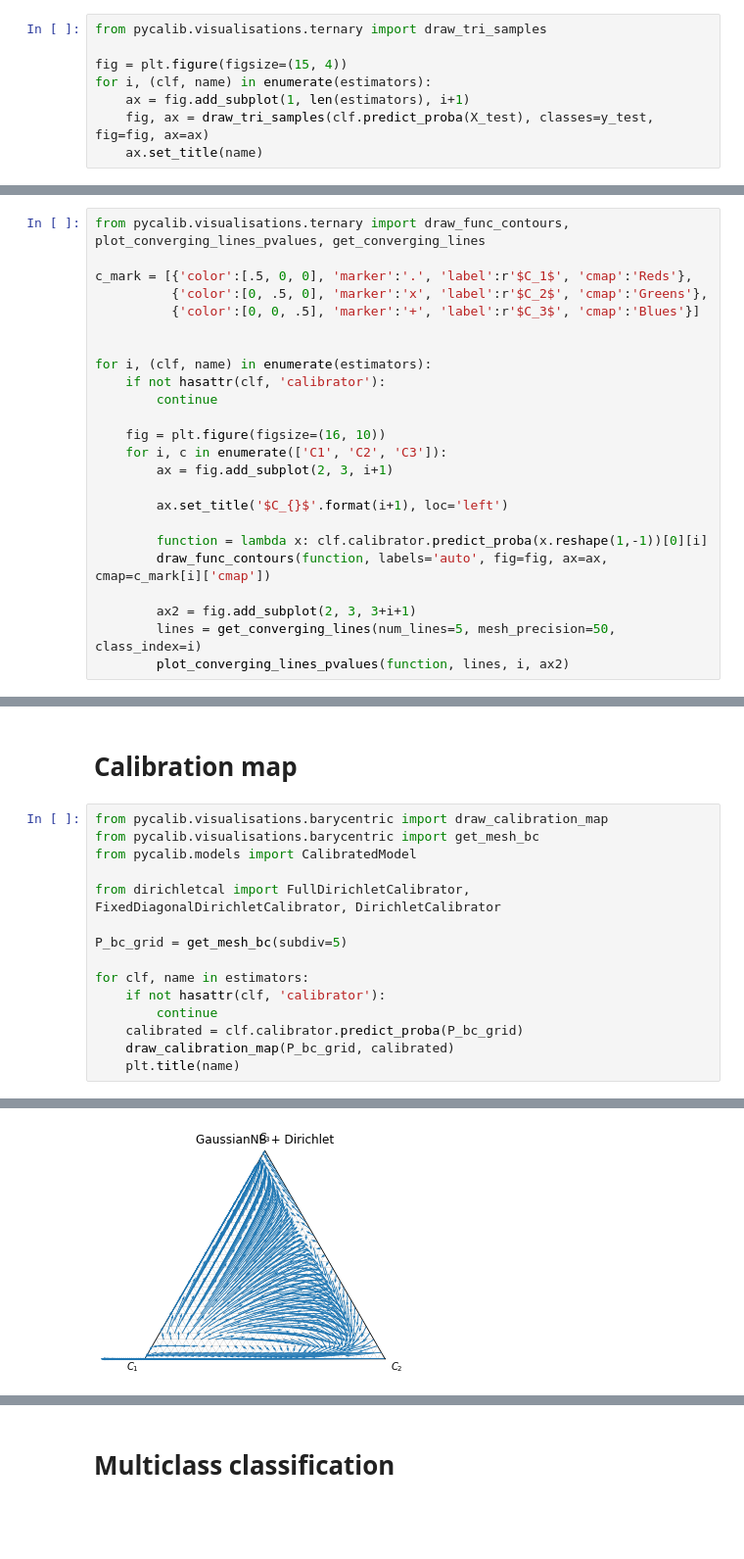
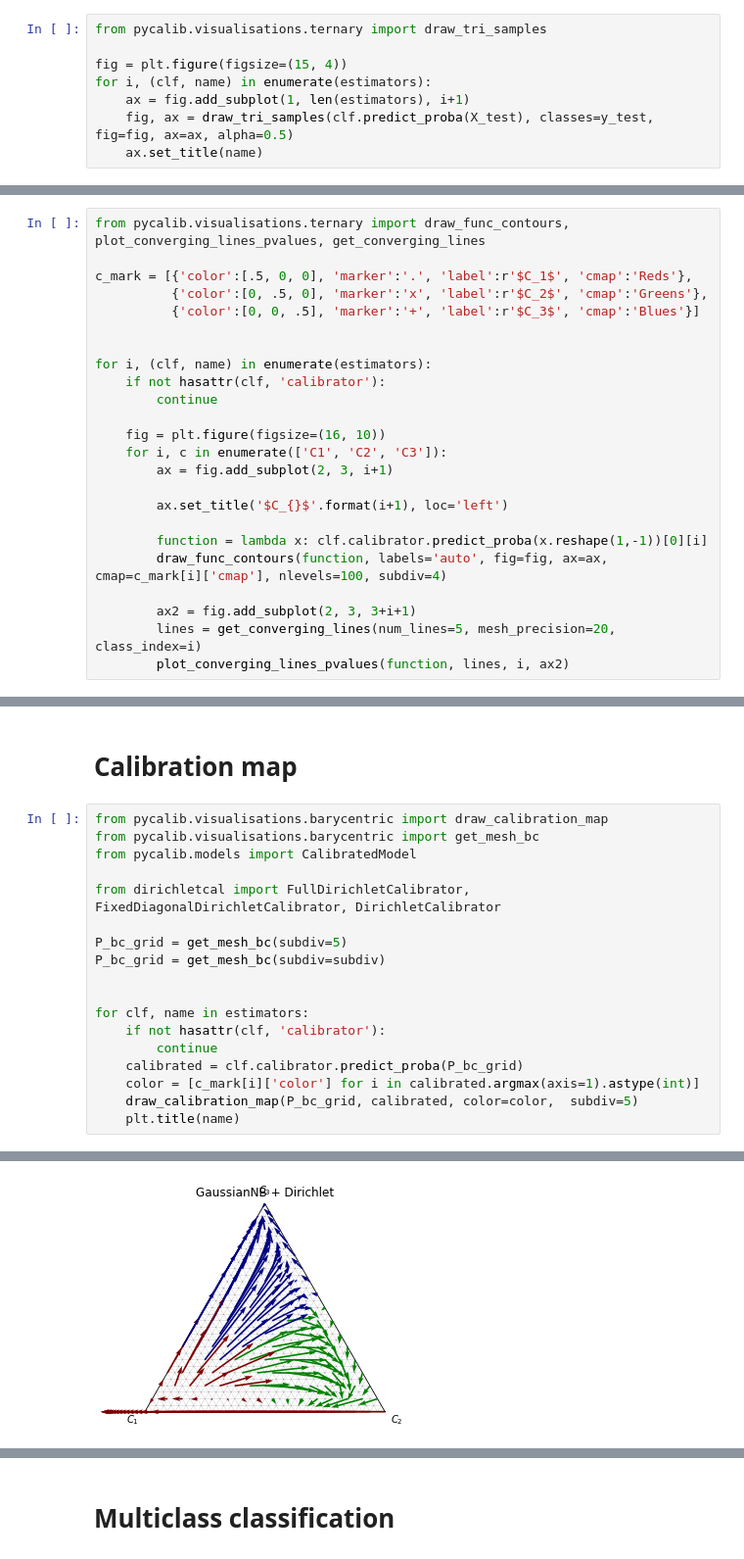
Before and after one commit to classifier-calibration/hands_on, a Jupyter notebook: notebooks/2_visualisation_tools_ternary.ipynb, the cells around one changed output, grey strips where cells are left out. Shown at 98% size. Cells and saved outputs as stored; diff of their text form; blank space fills up the shorter version.

```diff
--- a/notebooks/2_visualisation_tools_ternary.ipynb
+++ b/notebooks/2_visualisation_tools_ternary.ipynb
@@ -65,6 +65,6 @@ from pycalib.visualisations.ternary import draw_tri_samples
 fig = plt.figure(figsize=(15, 4))
 for i, (clf, name) in enumerate(estimators):
     ax = fig.add_subplot(1, len(estimators), i+1)
-    fig, ax = draw_tri_samples(clf.predict_proba(X_test), classes=y_test, fig=fig, ax=ax)
+    fig, ax = draw_tri_samples(clf.predict_proba(X_test), classes=y_test, fig=fig, ax=ax, alpha=0.5)
     ax.set_title(name)
 # %% [output]
@@ -88,9 +88,9 @@ for i, (clf, name) in enumerate(estimators):
         ax.set_title('$C_{}$'.format(i+1), loc='left')
 
         function = lambda x: clf.calibrator.predict_proba(x.reshape(1,-1))[0][i]
-        draw_func_contours(function, labels='auto', fig=fig, ax=ax, cmap=c_mark[i]['cmap'])
+        draw_func_contours(function, labels='auto', fig=fig, ax=ax, cmap=c_mark[i]['cmap'], nlevels=100, subdiv=4)
 
         ax2 = fig.add_subplot(2, 3, 3+i+1)
-        lines = get_converging_lines(num_lines=5, mesh_precision=50, class_index=i)
+        lines = get_converging_lines(num_lines=5, mesh_precision=20, class_index=i)
         plot_converging_lines_pvalues(function, lines, i, ax2)
 # %% [output]
@@ -107,11 +107,14 @@ from pycalib.models import CalibratedModel
 from dirichletcal import FullDirichletCalibrator, FixedDiagonalDirichletCalibrator, DirichletCalibrator
 
 P_bc_grid = get_mesh_bc(subdiv=5)
+P_bc_grid = get_mesh_bc(subdiv=subdiv)
+
 
 for clf, name in estimators:
     if not hasattr(clf, 'calibrator'):
         continue
     calibrated = clf.calibrator.predict_proba(P_bc_grid)
-    draw_calibration_map(P_bc_grid, calibrated)
+    color = [c_mark[i]['color'] for i in calibrated.argmax(axis=1).astype(int)]
+    draw_calibration_map(P_bc_grid, calibrated, color=color,  subdiv=5)
     plt.title(name)
 # %% [output]
@@ -120 +123 @@ for clf, name in estimators:
-[figure, old version]
+[figure, new version]
```
Also changed, not shown: parts of 9 cells of this notebook, 1 other file.
